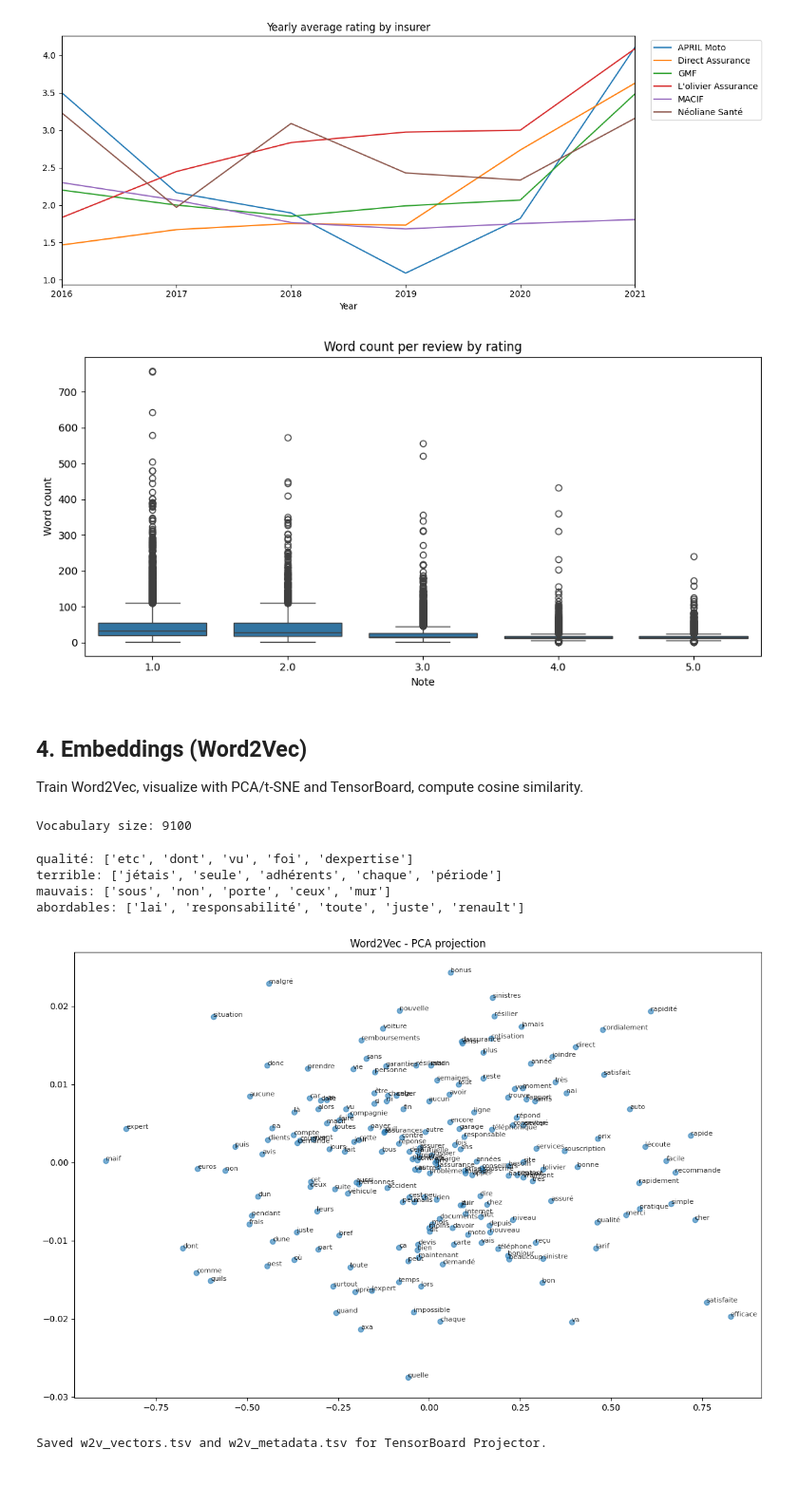
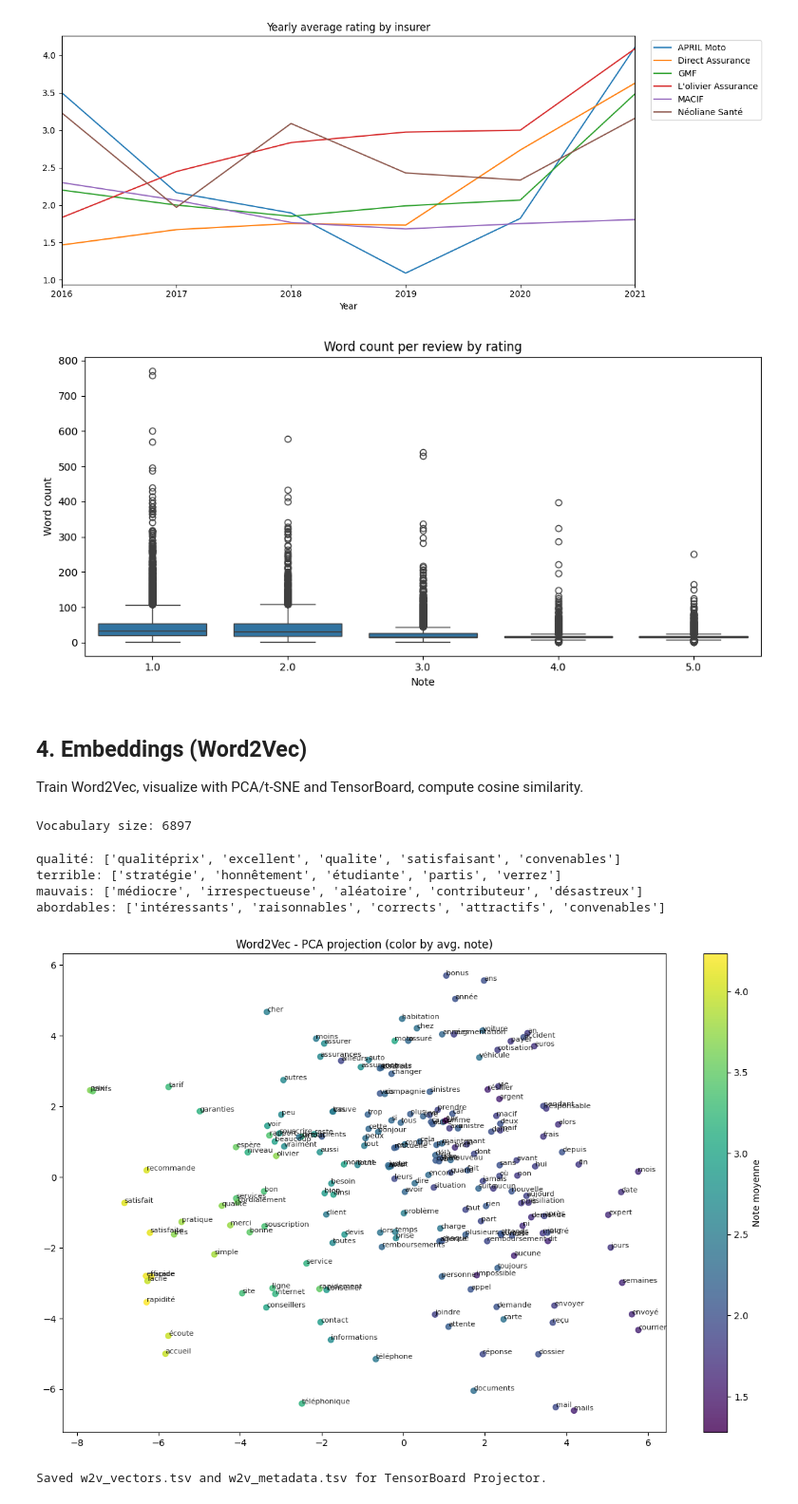
Before and after one commit to GabrielSultan/NLP_project_no2, a Jupyter notebook: nlp_project_2.ipynb, the cells around one changed output. Shown at 95% size. Saved outputs shown, nothing was run; the diff lists cells and outputs as text; code cells hidden in the pictures; blank space fills up the shorter version.

```diff
--- a/nlp_project_2.ipynb
+++ b/nlp_project_2.ipynb
@@ -109,7 +109,7 @@ nltk.download('stopwords', quiet=True)
 nltk.download('punkt', quiet=True)
 
 FR_STOPWORDS = set(stopwords.words('french'))
-STOPWORDS = FR_STOPWORDS
+FR_STOPWORDS.add('très')
 
 # stemmer = SnowballStemmer('french') # remove anotation if needed
 
@@ -122,7 +122,7 @@ def preprocess_text(text):
     text = ''.join(c for c in text if c not in punctuation)
     tokens = nltk.word_tokenize(text)
     # Exclure stopwords, tokens trop courts, et tokens contenant des chiffres (ex: 1600, 16000€)
-    tokens = [t for t in tokens if t not in STOPWORDS and len(t) > 1 and not any(c.isdigit() for c in t)]
+    tokens = [t for t in tokens if t not in FR_STOPWORDS and len(t) > 1 and not any(c.isdigit() for c in t)]
     # return ' '.join(stemmer.stem(t) for t in tokens)
     return ' '.join(t for t in tokens)
 
@@ -357,7 +366,7 @@ plt.ylabel("Word count")
 plt.tight_layout()
 plt.show()
 # %% [output]
-[figure, old version]
+[figure, new version]
 # %% [markdown]
 ## 4. Embeddings (Word2Vec)
 
@@ -370,10 +379,10 @@ sentences = [str(t).split() for t in df_cleaned['avis_traite'] if pd.notna(t) an
 sentences = [s for s in sentences if len(s) >= 2]
 
 # workers=1 évite MemoryError (pickle des données vers les workers sur machines limitées en RAM)
-w2v_model = Word2Vec(sentences, sample=1e-5, vector_size=100, window=5, min_count=5, workers=1, seed=42)
+w2v_model = Word2Vec(sentences, vector_size=200, window=5, min_count=7, workers=1, seed=42)
 print(f"Vocabulary size: {len(w2v_model.wv)}")
 # %% [output]
-Vocabulary size: 9100
+Vocabulary size: 6897
 # %%
 # Cosine similarity: most similar words to reference terms
 ref_words = ['qualité','terrible','mauvais','abordables']
@@ -382,32 +391,46 @@ for word in ref_words:
         sims = w2v_model.wv.most_similar(word, topn=5)
         print(f"{word}: {[w for w, _ in sims]}")
 # %% [output]
-qualité: ['etc', 'dont', 'vu', 'foi', 'dexpertise']
-terrible: ['jétais', 'seule', 'adhérents', 'chaque', 'période']
-mauvais: ['sous', 'non', 'porte', 'ceux', 'mur']
-abordables: ['lai', 'responsabilité', 'toute', 'juste', 'renault']
+qualité: ['qualitéprix', 'excellent', 'qualite', 'satisfaisant', 'convenables']
+terrible: ['stratégie', 'honnêtement', 'étudiante', 'partis', 'verrez']
+mauvais: ['médiocre', 'irrespectueuse', 'aléatoire', 'contributeur', 'désastreux']
+abordables: ['intéressants', 'raisonnables', 'corrects', 'attractifs', 'convenables']
 # %%
-# Visualization with Matplotlib (PCA)
-from sklearn.manifold import TSNE
+# Visualization with Matplotlib (PCA) - color by average note for each word
+
 from sklearn.decomposition import PCA
 
 # Get vectors for a sample of words
 words = list(w2v_model.wv.index_to_key)[:200]
 vectors = np.array([w2v_model.wv[w] for w in words])
 
-# Reduce to 2D with PCA (faster than t-SNE for demo)
+# Calculate average note for each word in the sample
+# We search for every review where that word appears, then take the mean note
+word2note = {}
+for w in words:
+    mask = df_cleaned['avis_traite'].apply(lambda x: isinstance(x, str) and w in x.split())
+    if mask.any():
+        word2note[w] = df_cleaned.loc[mask, 'note'].mean()
+    else:
+        word2note[w] = np.nan
+
+# Convert notes to numeric array for coloring
+notes = np.array([word2note[w] for w in words])
+
+# Reduce vectors to 2D with PCA
 pca = PCA(n_components=2, random_state=42)
 coords = pca.fit_transform(vectors)
 
 plt.figure(figsize=(12, 8))
-plt.scatter(coords[:, 0], coords[:, 1], alpha=0.6)
+sc = plt.scatter(coords[:, 0], coords[:, 1], c=notes, cmap='viridis', alpha=0.8)
 for i, w in enumerate(words):
-    plt.annotate(w, (coords[i, 0], coords[i, 1]), fontsize=8, alpha=0.8)
-plt.title("Word2Vec - PCA projection")
+    plt.annotate(w, (coords[i, 0], coords[i, 1]), fontsize=8, alpha=0.85)
+plt.title("Word2Vec - PCA projection (color by avg. note)")
+plt.colorbar(sc, label='Note moyenne')
 plt.tight_layout()
 plt.show()
 # %% [output]
-[figure, old version]
+[figure, new version]
 # %%
 # Save for TensorBoard Projector (vectors + metadata)
 # Note: single-column metadata must NOT have a header row for projector.tensorflow.org
```
Also changed, not shown: parts of 12 cells of this notebook, 4 other files.
